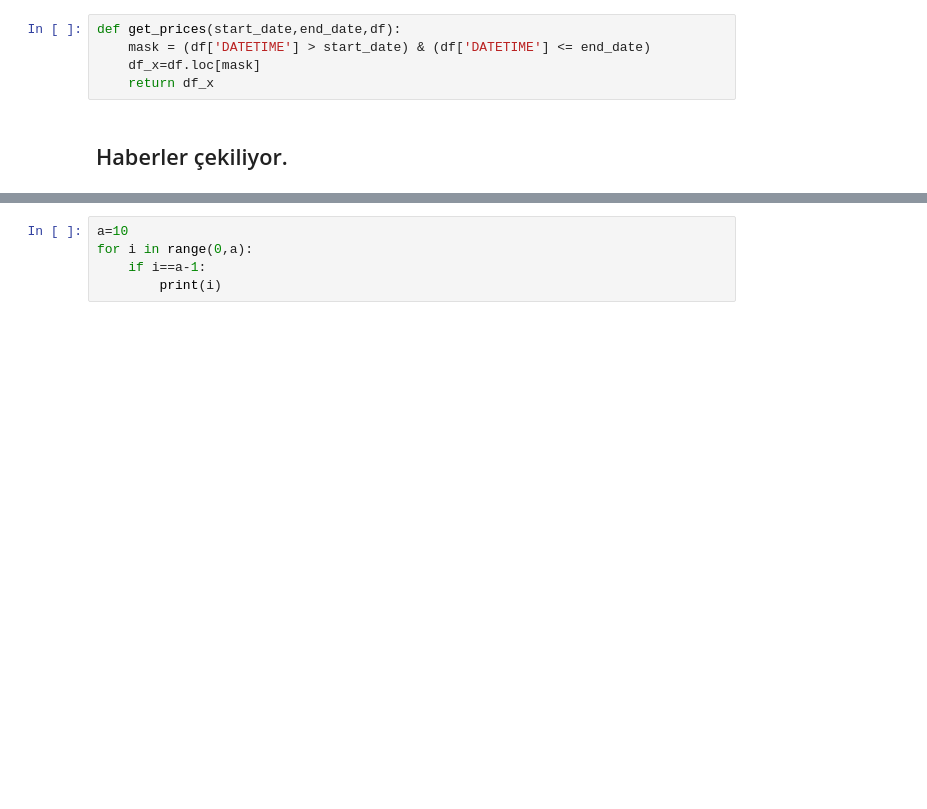
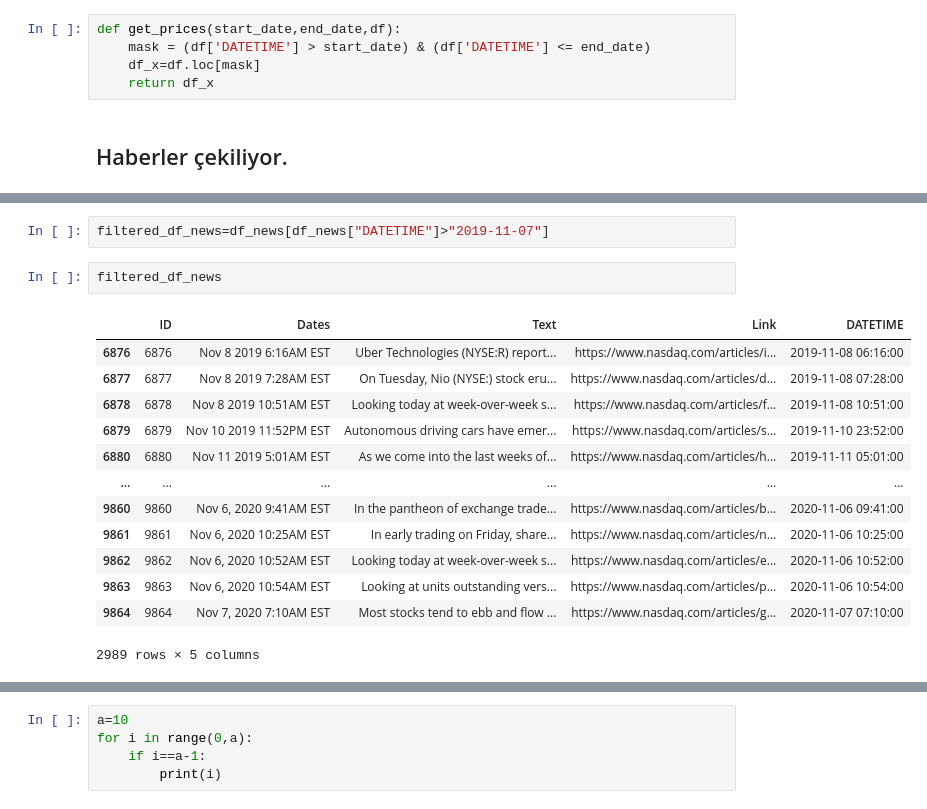
Before and after one commit to enesyuzak/getfinnews, a Jupyter notebook: preProcessNews.ipynb, the cells around one changed output, grey strips where cells are left out. Saved outputs shown, nothing was run; the diff lists cells and outputs as text; blank space fills up the shorter version.

```diff
--- a/preProcessNews.ipynb
+++ b/preProcessNews.ipynb
@@ -265,0 +307,18 @@ Text kolonu  tekrarlı veri sayısı:  (100, 4)
+# %%
+filtered_df_news=df_news[df_news["DATETIME"]>"2019-11-07"]
+# %%
+filtered_df_news
+# %% [output]
+|  | ID | Dates | Text | Link | DATETIME |
+| 6876 | 6876 | Nov 8 2019 6:16AM EST | Uber Technologies (NYSE:R) report... | https://www.nasdaq.com/articles/i... | 2019-11-08 06:16:00 |
+| 6877 | 6877 | Nov 8 2019 7:28AM EST | On Tuesday, Nio (NYSE:) stock eru... | https://www.nasdaq.com/articles/d... | 2019-11-08 07:28:00 |
+| 6878 | 6878 | Nov 8 2019 10:51AM EST | Looking today at week-over-week s... | https://www.nasdaq.com/articles/f... | 2019-11-08 10:51:00 |
+| 6879 | 6879 | Nov 10 2019 11:52PM EST | Autonomous driving cars have emer... | https://www.nasdaq.com/articles/s... | 2019-11-10 23:52:00 |
+| 6880 | 6880 | Nov 11 2019 5:01AM EST | As we come into the last weeks of... | https://www.nasdaq.com/articles/h... | 2019-11-11 05:01:00 |
+| ... | ... | ... | ... | ... | ... |
+| 9860 | 9860 | Nov 6, 2020 9:41AM EST | In the pantheon of exchange trade... | https://www.nasdaq.com/articles/b... | 2020-11-06 09:41:00 |
+| 9861 | 9861 | Nov 6, 2020 10:25AM EST | In early trading on Friday, share... | https://www.nasdaq.com/articles/n... | 2020-11-06 10:25:00 |
+| 9862 | 9862 | Nov 6, 2020 10:52AM EST | Looking today at week-over-week s... | https://www.nasdaq.com/articles/e... | 2020-11-06 10:52:00 |
+| 9863 | 9863 | Nov 6, 2020 10:54AM EST | Looking at units outstanding vers... | https://www.nasdaq.com/articles/p... | 2020-11-06 10:54:00 |
+| 9864 | 9864 | Nov 7, 2020 7:10AM EST | Most stocks tend to ebb and flow ... | https://www.nasdaq.com/articles/g... | 2020-11-07 07:10:00 |
+2989 rows × 5 columns
```
Also changed, not shown: parts of 19 cells of this notebook, 1 other file.
